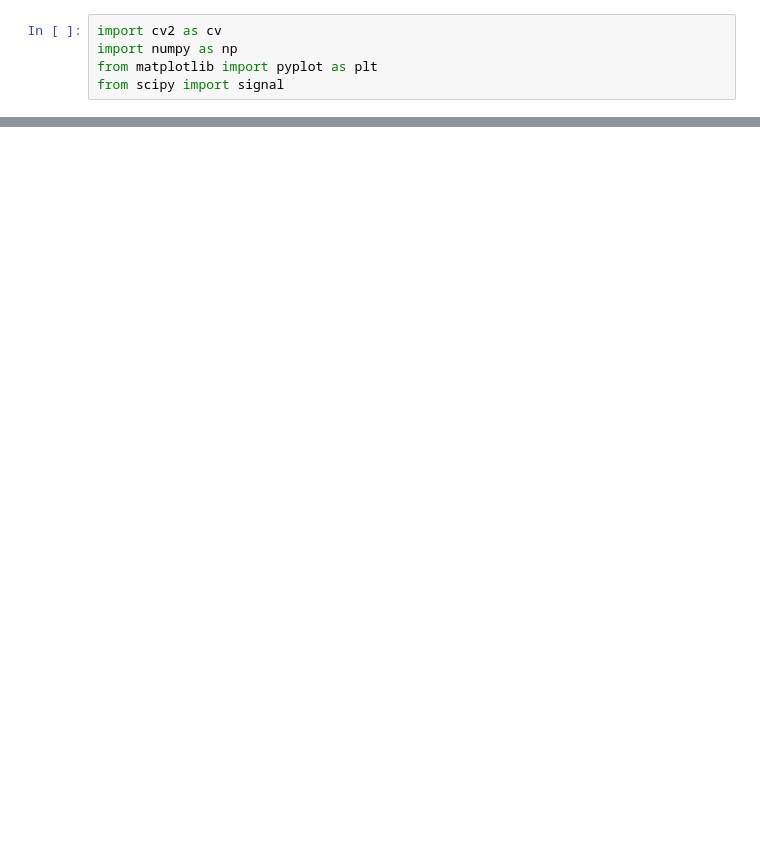
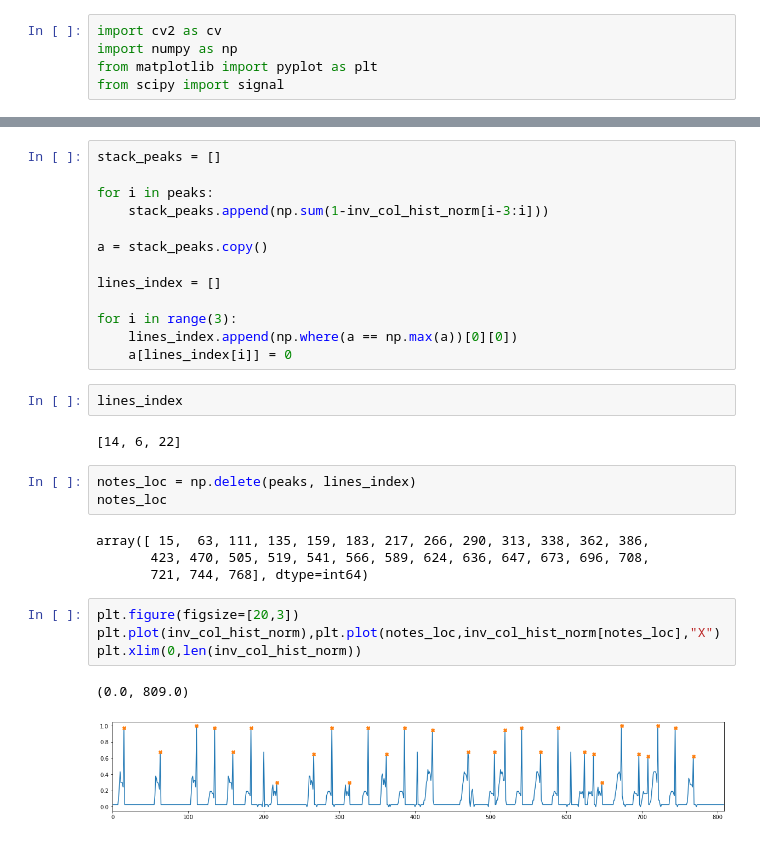
Before and after one commit to SoobumKim/Audio_Deep_Learning, a Jupyter notebook: Detection 5line_v6.ipynb, the cells around one changed output, grey strips where cells are left out. Drawn from its saved outputs; the diff is of its cells as text; blank space fills up the shorter version.

```diff
--- a/Detection 5line_v6.ipynb
+++ b/Detection 5line_v6.ipynb
@@ -64,0 +138,31 @@ e_index
+# %%
+stack_peaks = []
+
+for i in peaks:
+    stack_peaks.append(np.sum(1-inv_col_hist_norm[i-3:i]))
+
+a = stack_peaks.copy()
+
+lines_index = []
+
+for i in range(3):
+    lines_index.append(np.where(a == np.max(a))[0][0])
+    a[lines_index[i]] = 0
+# %%
+lines_index
+# %% [output]
+[14, 6, 22]
+# %%
+notes_loc = np.delete(peaks, lines_index)
+notes_loc
+# %% [output]
+array([ 15,  63, 111, 135, 159, 183, 217, 266, 290, 313, 338, 362, 386,
+       423, 470, 505, 519, 541, 566, 589, 624, 636, 647, 673, 696, 708,
+       721, 744, 768], dtype=int64)
+# %%
+plt.figure(figsize=[20,3])
+plt.plot(inv_col_hist_norm),plt.plot(notes_loc,inv_col_hist_norm[notes_loc],"X")
+plt.xlim(0,len(inv_col_hist_norm))
+# %% [output]
+(0.0, 809.0)
+[figure, added]
```
Also changed, not shown: parts of 20 cells of this notebook.
